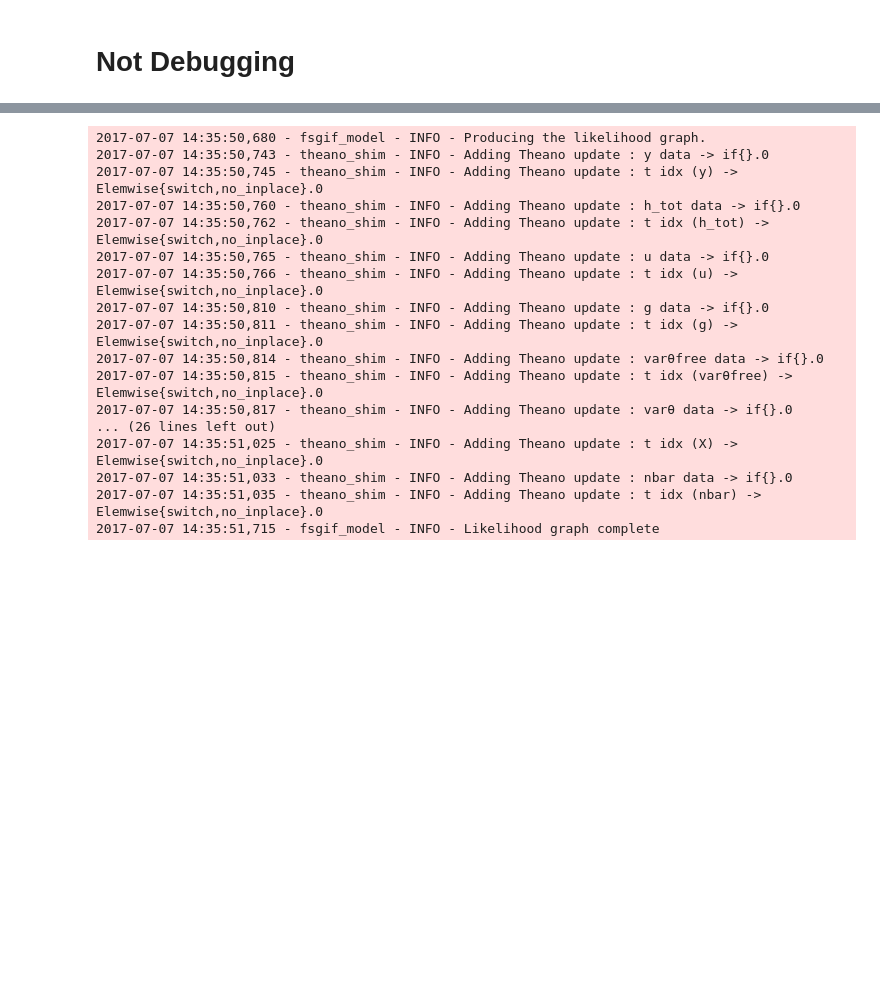
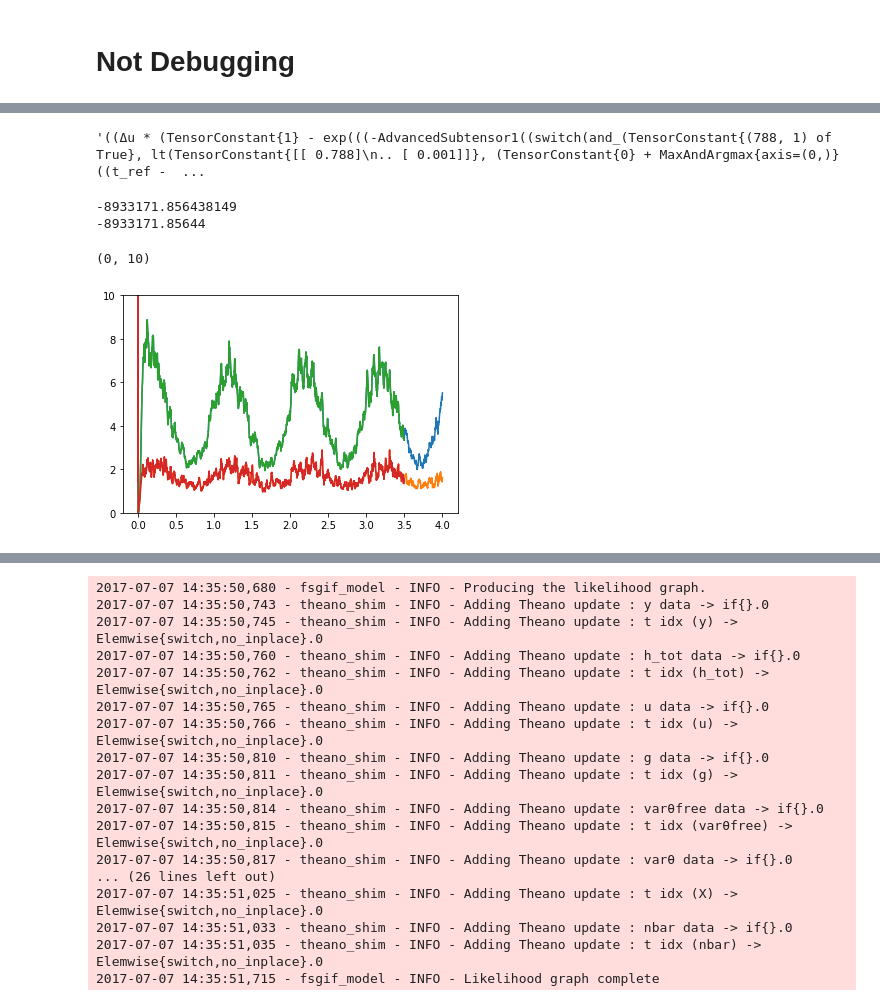
Before and after one commit to mackelab/mesoGIF, a Jupyter notebook: Finite-size GIF.ipynb, the cells around one changed output, grey strips where cells are left out. Cells and saved outputs as stored; diff of their text form; code cells hidden in the pictures; blank space fills up the shorter version.

```diff
--- a/Finite-size GIF.ipynb
+++ b/Finite-size GIF.ipynb
@@ -208,0 +214,17 @@ def logL_fnT(model):
+# %%
+theano.printing.pprint(mfmodelT.θtilde_dis._data[:6])
+# %% [output]
+'((Δu * (TensorConstant{1} - exp(((-AdvancedSubtensor1((switch(and_(TensorConstant{(788, 1) of True}, lt(TensorConstant{[[ 0.788]\n.. [ 0.001]]}, (TensorConstant{0} + MaxAndArgmax{axis=(0,)}((t_ref -  ...
+# %%
+print(logL_fn())
+print(logL_fnT(mfmodelT))
+# %% [output]
+-8933171.856438149
+-8933171.85644
+# %%
+anlz.plot(mfmodel.nbar)
+anlz.plot(mfmodelT.nbar)
+plt.ylim((0, 10))
+# %% [output]
+(0, 10)
+[figure, added]
```
Also changed, not shown: parts of 49 cells of this notebook, 1 other file.
